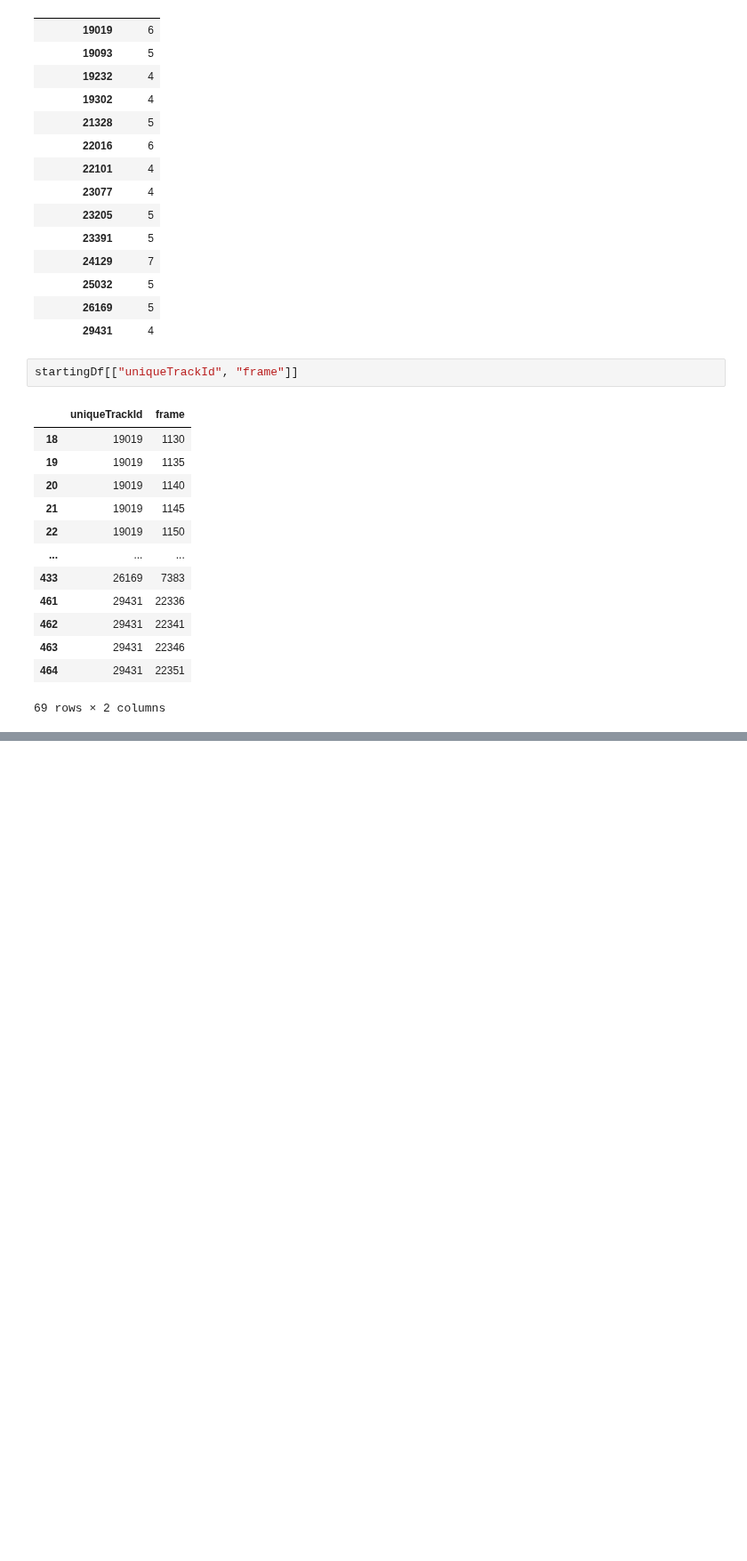
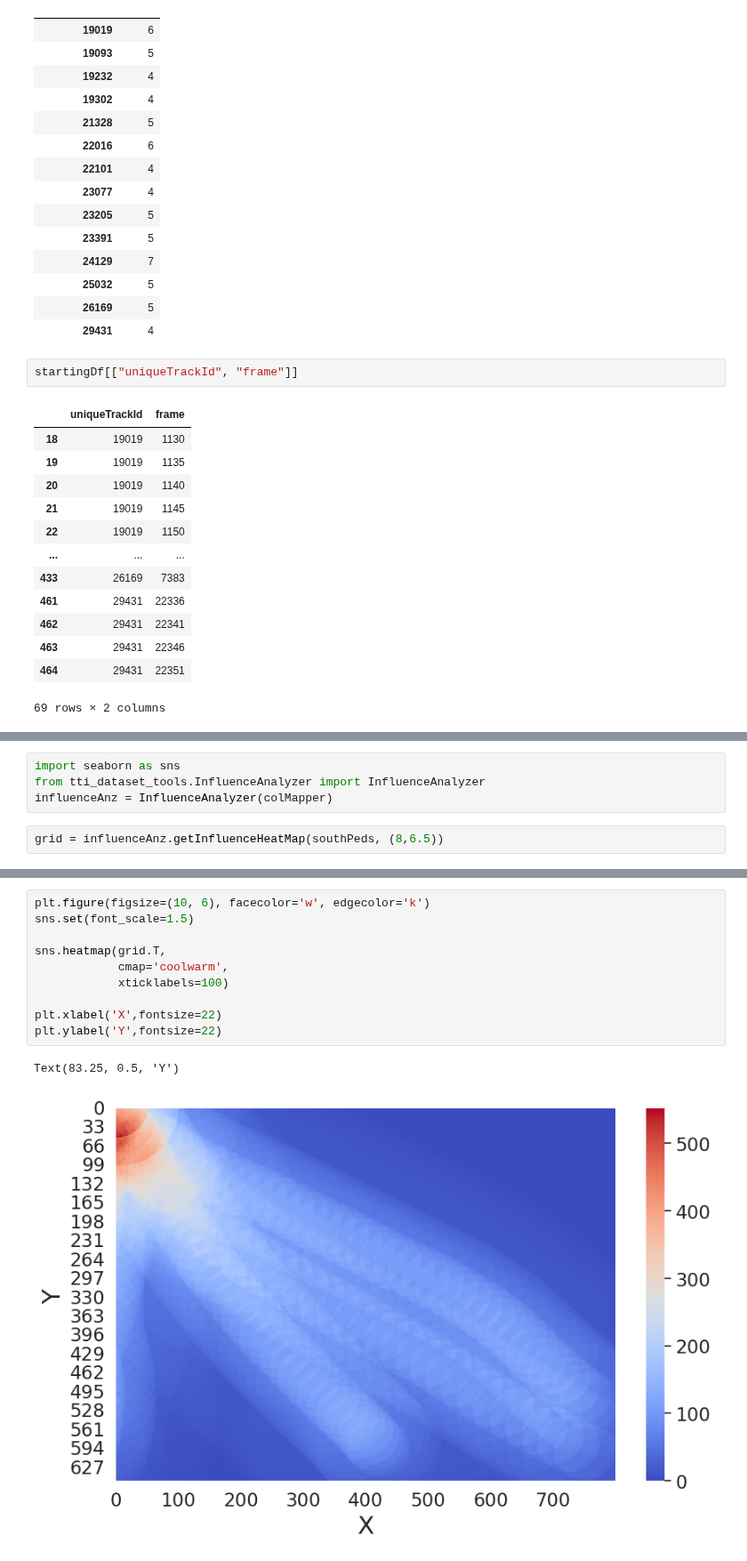
Before and after one commit to adhocmaster/TTI-dataset-tools, a Jupyter notebook: src/notebooks/Coordinate-Transformation.ipynb, the cells around one changed output, grey strips where cells are left out. Shown at 89% size. Saved outputs shown, nothing was run; the diff lists cells and outputs as text; blank space fills up the shorter version.

Commit message:
heatmap wip

```diff
--- a/src/notebooks/Coordinate-Transformation.ipynb
+++ b/src/notebooks/Coordinate-Transformation.ipynb
@@ -306,0 +255,6 @@ startingDf[["uniqueTrackId", "frame"]]
+# %%
+import seaborn as sns
+from tti_dataset_tools.InfluenceAnalyzer import InfluenceAnalyzer
+influenceAnz = InfluenceAnalyzer(colMapper)
+# %%
+grid = influenceAnz.getInfluenceHeatMap(southPeds, (8,6.5))
@@ -306,0 +281,13 @@ startingDf[["uniqueTrackId", "frame"]]
+# %%
+plt.figure(figsize=(10, 6), facecolor='w', edgecolor='k')
+sns.set(font_scale=1.5)
+
+sns.heatmap(grid.T,
+            cmap='coolwarm',
+            xticklabels=100)
+
+plt.xlabel('X',fontsize=22)
+plt.ylabel('Y',fontsize=22)
+# %% [output]
+Text(83.25, 0.5, 'Y')
+[figure, added]
```
Also changed, not shown: parts of 9 cells of this notebook, 3 other files.
